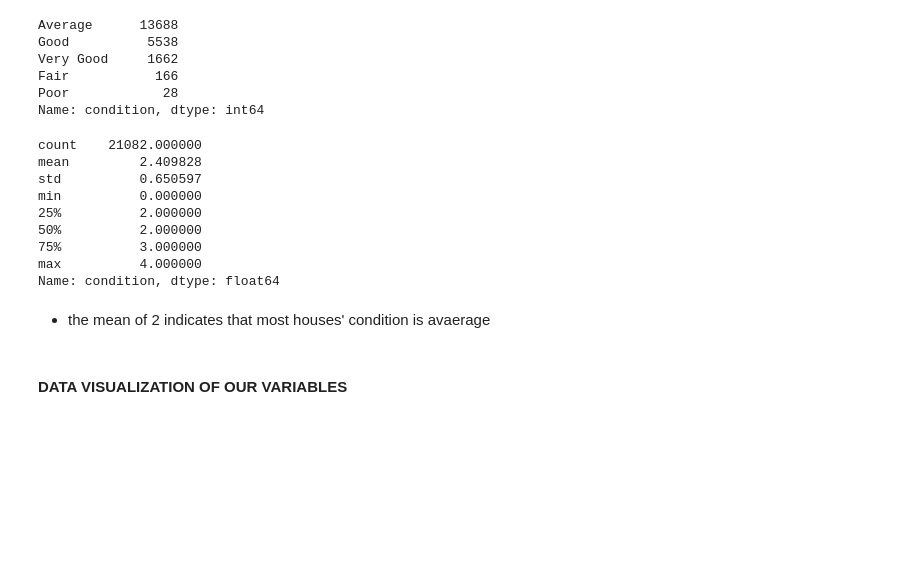
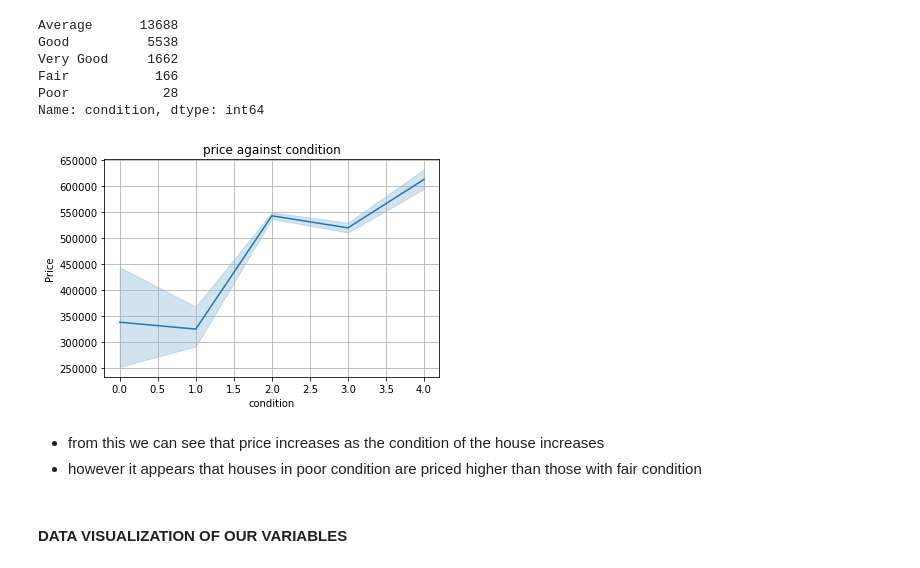
Before and after one commit to BKitainge/Phase_2_Project, a Jupyter notebook: Phase2Projectedit.ipynb, the cells around one changed output. Drawn from its saved outputs; the diff is of its cells as text; code cells hidden in the pictures; blank space fills up the shorter version.

```diff
--- a/Phase2Projectedit.ipynb
+++ b/Phase2Projectedit.ipynb
@@ -344,21 +375,21 @@ cond_dict = {'Poor': 0,
              'Good': 3,
              'Very Good': 4}
 df.condition = df.condition.replace(cond_dict)
-# %%
-# getting basic stats of the conditions column
-df.describe().condition
-# %% [output]
-count    21082.000000
-mean         2.409828
-std          0.650597
-min          0.000000
-25%          2.000000
-50%          2.000000
-75%          3.000000
-max          4.000000
-Name: condition, dtype: float64
-# %% [markdown]
-* the mean of 2 indicates that most houses' condition is avaerage
+# %%
+# getting basic visualization of conditions against price
+sns.lineplot( x= 'condition', y = 'price', data=df)
+# Set the plot title and axis labels
+plt.title('price against condition')
+plt.xlabel('condition')
+plt.ylabel('Price')
+plt.grid()
+# Display the plot
+plt.show()
+# %% [output]
+[figure, added]
+# %% [markdown]
+* from this we can see that price increases as the condition of the house increases
+* however it appears that houses in poor condition are priced higher than those with fair condition
 # %% [markdown]
 #### DATA VISUALIZATION OF OUR VARIABLES
 # %%
```
Also changed, not shown: parts of 4 cells of this notebook.
